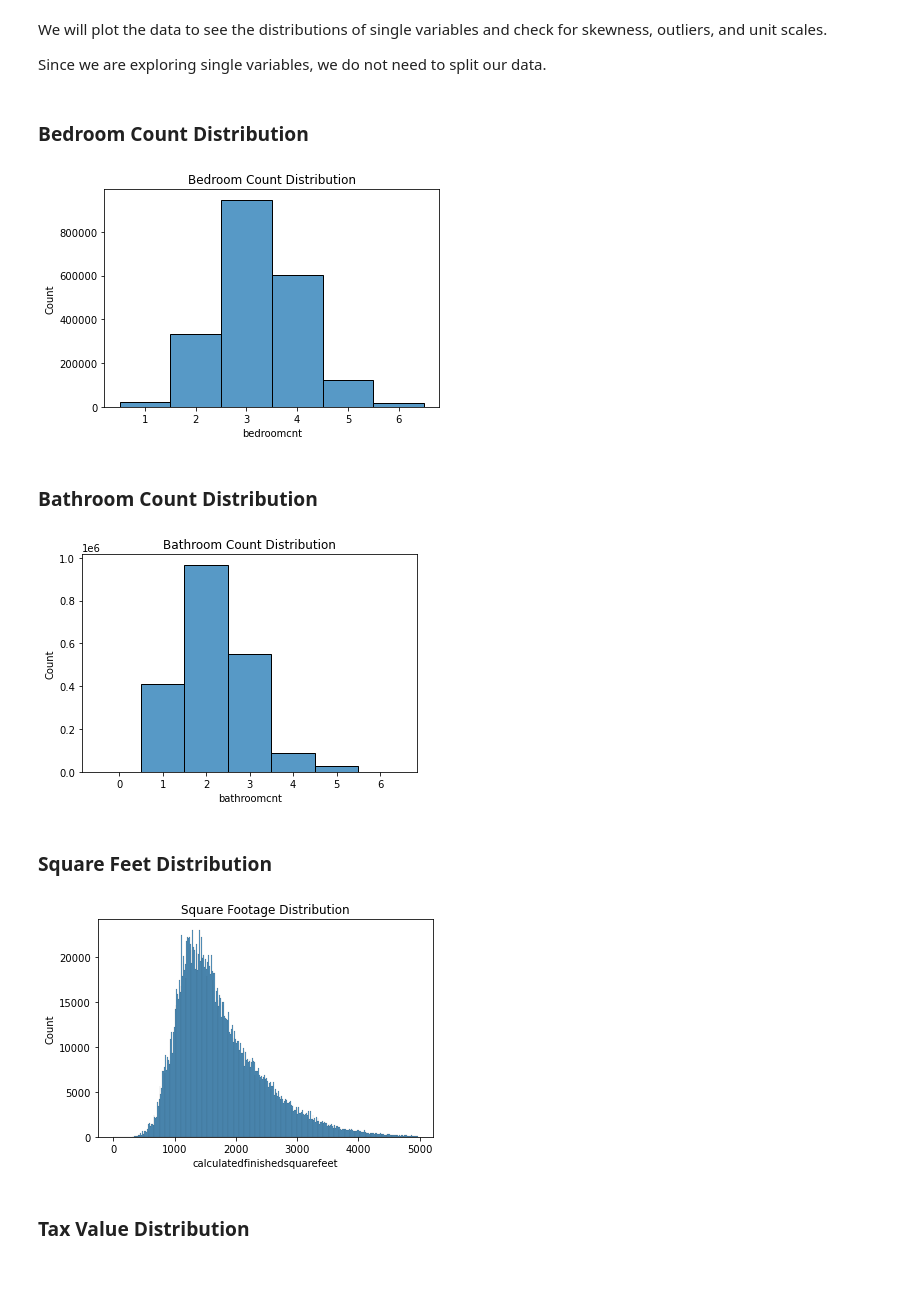
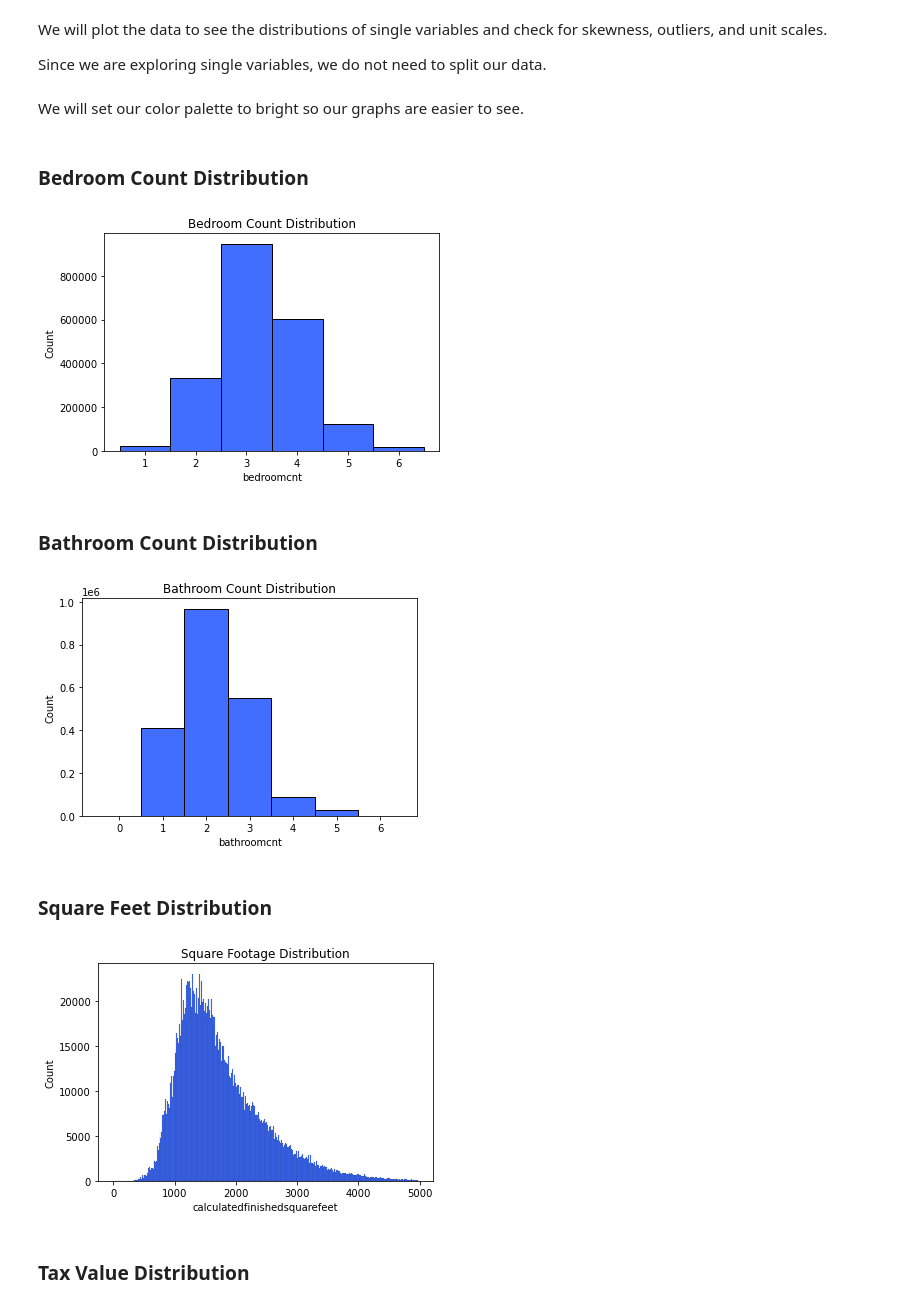
Before and after one commit to malachi-hale/Regression-exercises, a Jupyter notebook: wrangle.ipynb, the cells around one changed output. Saved outputs shown, nothing was run; the diff lists cells and outputs as text; code cells hidden in the pictures; blank space fills up the shorter version.

```diff
--- a/wrangle.ipynb
+++ b/wrangle.ipynb
@@ -260,24 +260,28 @@ The range of values within columns has significantly decreased. For example, whe
 We will plot the data to see the distributions of single variables and check for skewness, outliers, and unit scales.
 
 Since we are exploring single variables, we do not need to split our data.
+# %% [markdown]
+We will set our color palette to bright so our graphs are easier to see.
+# %%
+sns.set_palette("bright")
 # %% [markdown]
 ### Bedroom Count Distribution
 # %%
-bedroom_count = sns.histplot(data=df, x="bedroomcnt", discrete = True).set(Title = "Bedroom Count Distribution")
+bedroom_count_graph = sns.histplot(data=df, x="bedroomcnt", discrete = True).set(Title = "Bedroom Count Distribution")
 # %% [output]
-[figure, old version]
+[figure, new version]
 # %% [markdown]
 ### Bathroom Count Distribution
 # %%
-bathroom_count = sns.histplot(data=df, x="bathroomcnt", discrete = True).set(Title = "Bathroom Count Distribution")
+bathroom_count_graph = sns.histplot(data=df, x="bathroomcnt", discrete = True).set(Title = "Bathroom Count Distribution")
 # %% [output]
-[figure, old version]
+[figure, new version]
 # %% [markdown]
 ### Square Feet Distribution
 # %%
-square_feet_log_scale = sns.histplot(data=df, x="calculatedfinishedsquarefeet").set(Title = "Square Footage Distribution")
+square_feet_graph = sns.histplot(data=df, x="calculatedfinishedsquarefeet").set(Title = "Square Footage Distribution")
 # %% [output]
-[figure, old version]
+[figure, new version]
 # %% [markdown]
 ### Tax Value Distribution
 # %%
```
Also changed, not shown: parts of 5 cells of this notebook.
